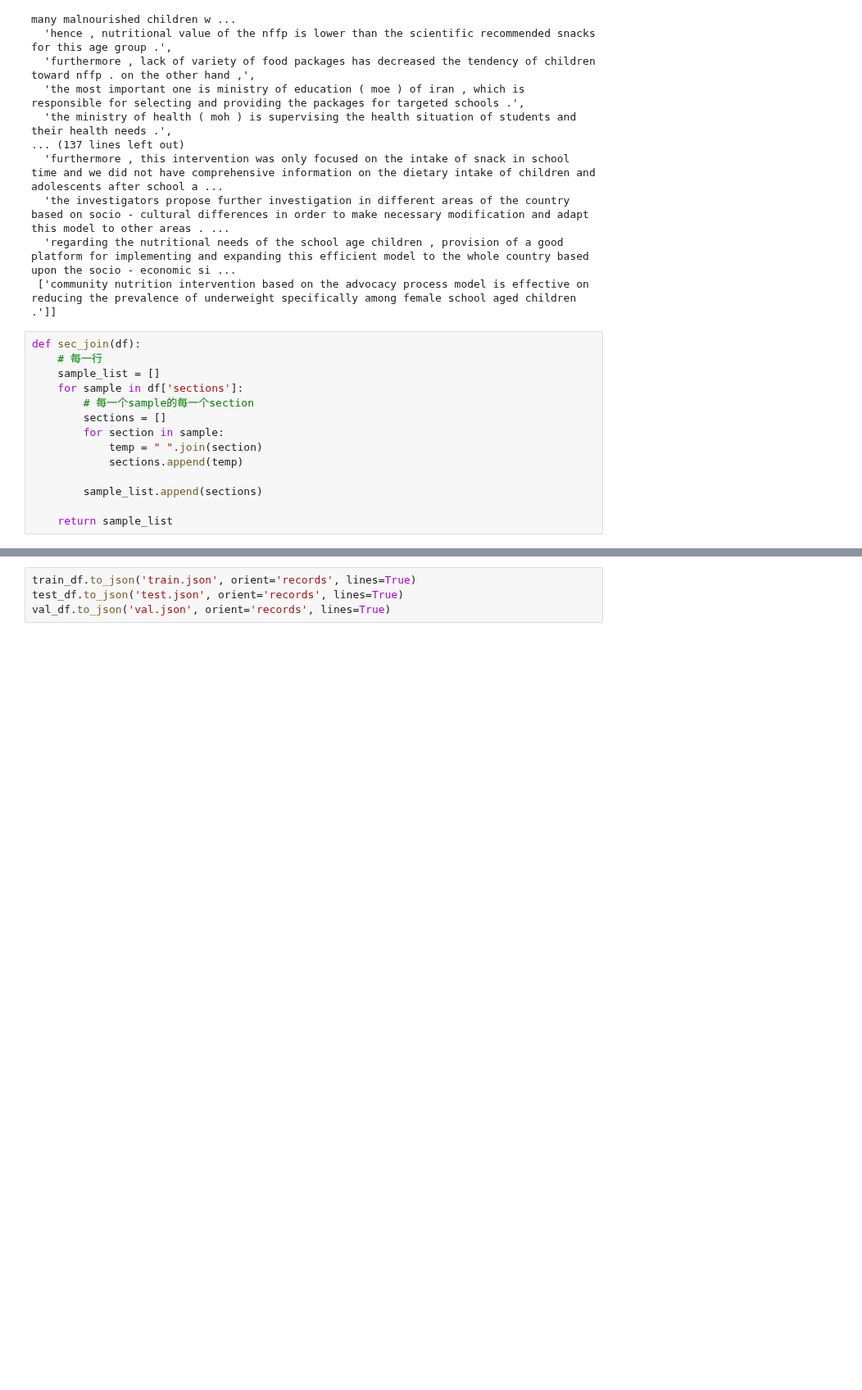
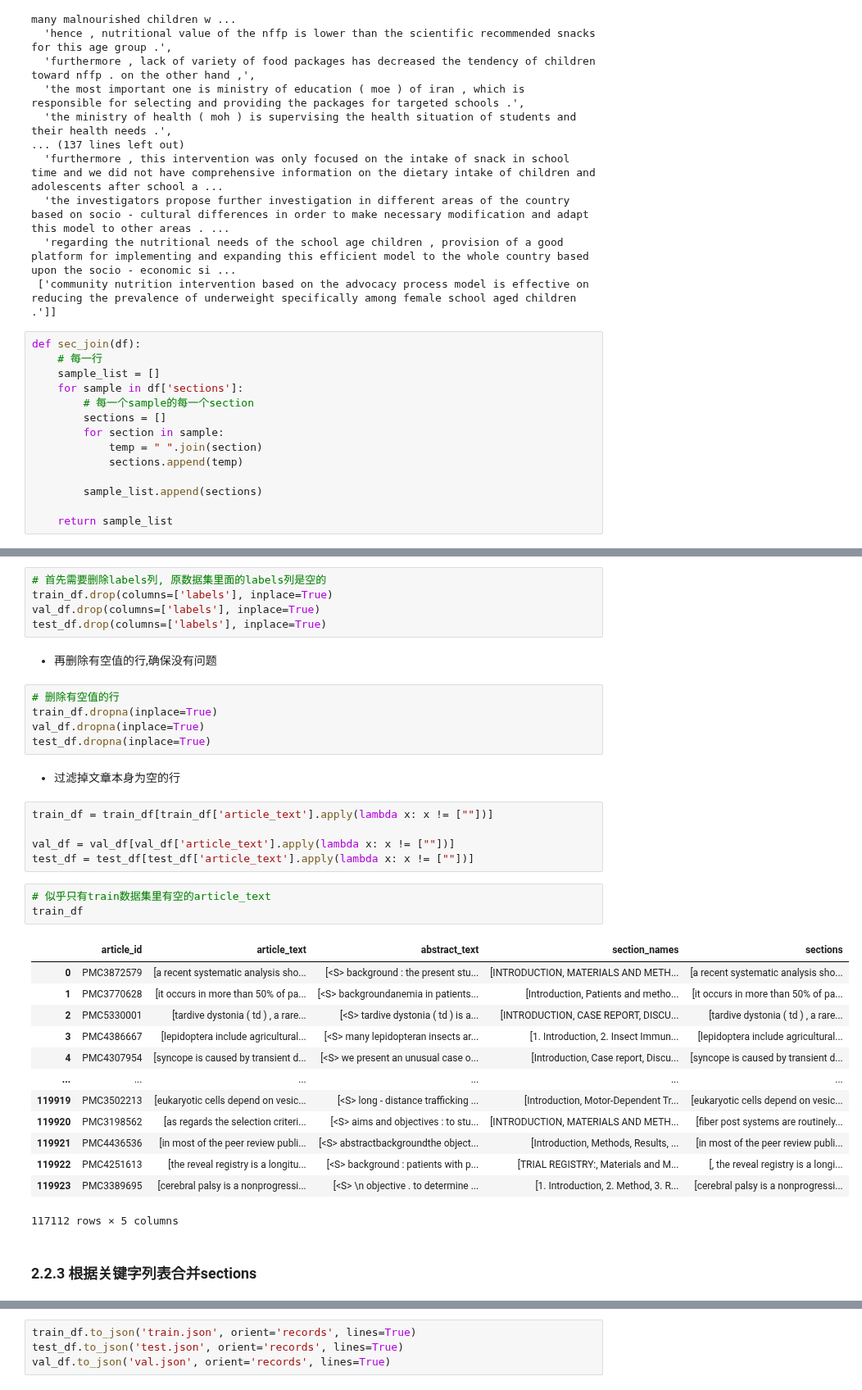
Before and after one commit to sociocom/prompt-for-long-text-summarization, a Jupyter notebook: notebook/pubmed_preprocess.ipynb, the cells around one changed output, grey strips where cells are left out. Shown at 82% size. Drawn from its saved outputs; the diff is of its cells as text; blank space fills up the shorter version.

```diff
--- a/notebook/pubmed_preprocess.ipynb
+++ b/notebook/pubmed_preprocess.ipynb
@@ -203,0 +215,38 @@ val_df['sections'] = sec_join(val_df)
+# %%
+# 首先需要删除labels列, 原数据集里面的labels列是空的
+train_df.drop(columns=['labels'], inplace=True)
+val_df.drop(columns=['labels'], inplace=True)
+test_df.drop(columns=['labels'], inplace=True)
+# %% [markdown]
+* 再删除有空值的行,确保没有问题
+# %%
+# 删除有空值的行
+train_df.dropna(inplace=True)
+val_df.dropna(inplace=True)
+test_df.dropna(inplace=True)
+# %% [markdown]
+* 过滤掉文章本身为空的行
+# %%
+train_df = train_df[train_df['article_text'].apply(lambda x: x != [""])]
+
+val_df = val_df[val_df['article_text'].apply(lambda x: x != [""])]
+test_df = test_df[test_df['article_text'].apply(lambda x: x != [""])]
+# %%
+# 似乎只有train数据集里有空的article_text
+train_df
+# %% [output]
+|  | article_id | article_text | abstract_text | section_names | sections |
+| 0 | PMC3872579 | [a recent systematic analysis sho... | [<S> background : the present stu... | [INTRODUCTION, MATERIALS AND METH... | [a recent systematic analysis sho... |
+| 1 | PMC3770628 | [it occurs in more than 50% of pa... | [<S> backgroundanemia in patients... | [Introduction, Patients and metho... | [it occurs in more than 50% of pa... |
+| 2 | PMC5330001 | [tardive dystonia ( td ) , a rare... | [<S> tardive dystonia ( td ) is a... | [INTRODUCTION, CASE REPORT, DISCU... | [tardive dystonia ( td ) , a rare... |
+| 3 | PMC4386667 | [lepidoptera include agricultural... | [<S> many lepidopteran insects ar... | [1. Introduction, 2. Insect Immun... | [lepidoptera include agricultural... |
+| 4 | PMC4307954 | [syncope is caused by transient d... | [<S> we present an unusual case o... | [Introduction, Case report, Discu... | [syncope is caused by transient d... |
+| ... | ... | ... | ... | ... | ... |
+| 119919 | PMC3502213 | [eukaryotic cells depend on vesic... | [<S> long - distance trafficking ... | [Introduction, Motor-Dependent Tr... | [eukaryotic cells depend on vesic... |
+| 119920 | PMC3198562 | [as regards the selection criteri... | [<S> aims and objectives : to stu... | [INTRODUCTION, MATERIALS AND METH... | [fiber post systems are routinely... |
+| 119921 | PMC4436536 | [in most of the peer review publi... | [<S> abstractbackgroundthe object... | [Introduction, Methods, Results, ... | [in most of the peer review publi... |
+| 119922 | PMC4251613 | [the reveal registry is a longitu... | [<S> background : patients with p... | [TRIAL REGISTRY:, Materials and M... | [, the reveal registry is a longi... |
+| 119923 | PMC3389695 | [cerebral palsy is a nonprogressi... | [<S> \n objective . to determine ... | [1. Introduction, 2. Method, 3. R... | [cerebral palsy is a nonprogressi... |
+117112 rows × 5 columns
+# %% [markdown]
+### 2.2.3 根据关键字列表合并sections
```
Also changed, not shown: parts of 32 cells of this notebook.
